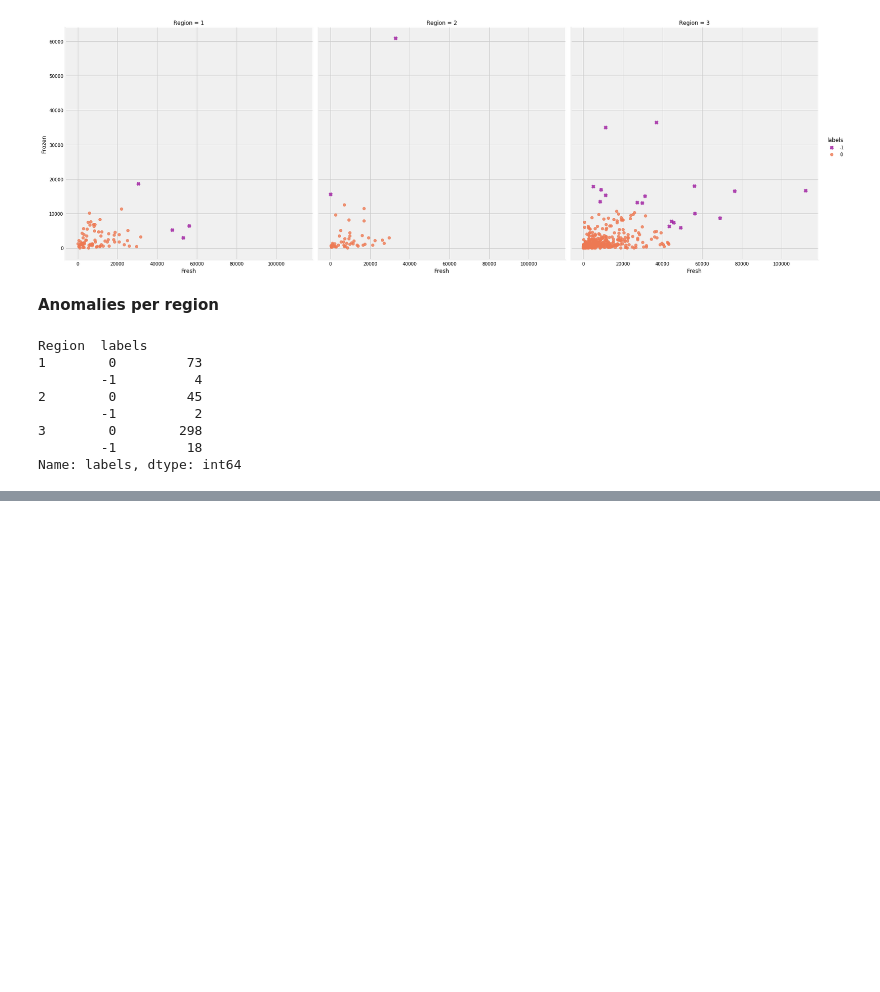
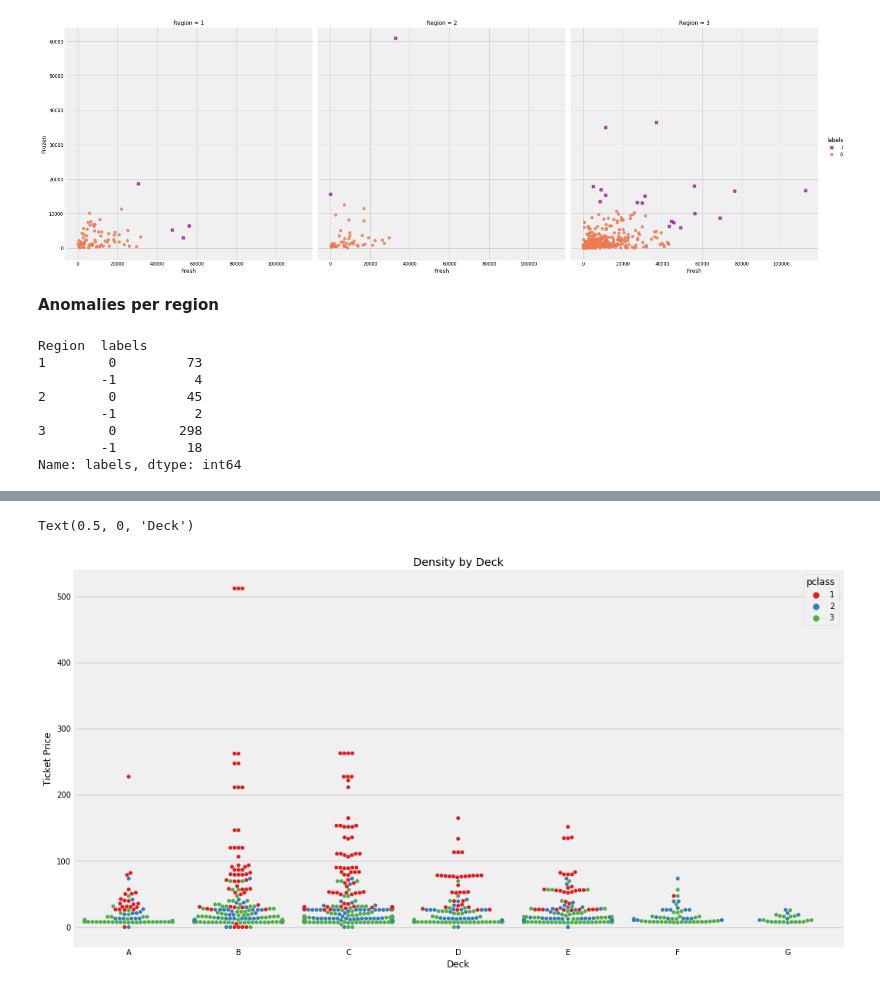
Before and after one commit to escalante-eric/ds-methodologies-exercises, a Jupyter notebook: anomaly_detection.ipynb, the cells around one changed output, grey strips where cells are left out. Cells and saved outputs as stored; diff of their text form; code cells hidden in the pictures; blank space fills up the shorter version.

Commit message:
added titanic data

```diff
--- a/anomaly_detection.ipynb
+++ b/anomaly_detection.ipynb
@@ -467,3 +467,5 @@ def get_connection(db, user=env.user, host=env.host, password=env.password):
 
 def get_titanic_data():
     return pd.read_sql('SELECT * FROM passengers', get_connection('titanic_db'))
+# %%
+dft = get_titanic_data()
@@ -469,0 +481,6 @@ def get_titanic_data():
+# %%
+dft.rename(columns={'class': 'class_id'}, inplace=True)
+
+dft[['deck']] = dft.deck.fillna(method='ffill')
+dft[['age']] = dft.age.fillna(method='ffill')
+dft[['embark_town']] = dft.embark_town.fillna(method='ffill')
@@ -469,0 +509,11 @@ def get_titanic_data():
+# %%
+fig, ax = plt.subplots()
+fig.set_size_inches(16, 9)
+sns.swarmplot(x="deck", y="fare", hue="pclass", data=dft, palette='Set1')
+
+plt.title("Density by Deck")
+plt.ylabel("Ticket Price")
+plt.xlabel("Deck")
+# %% [output]
+Text(0.5, 0, 'Deck')
+[figure, added]
```
Also changed, not shown: parts of 22 cells of this notebook, 2 other files.
